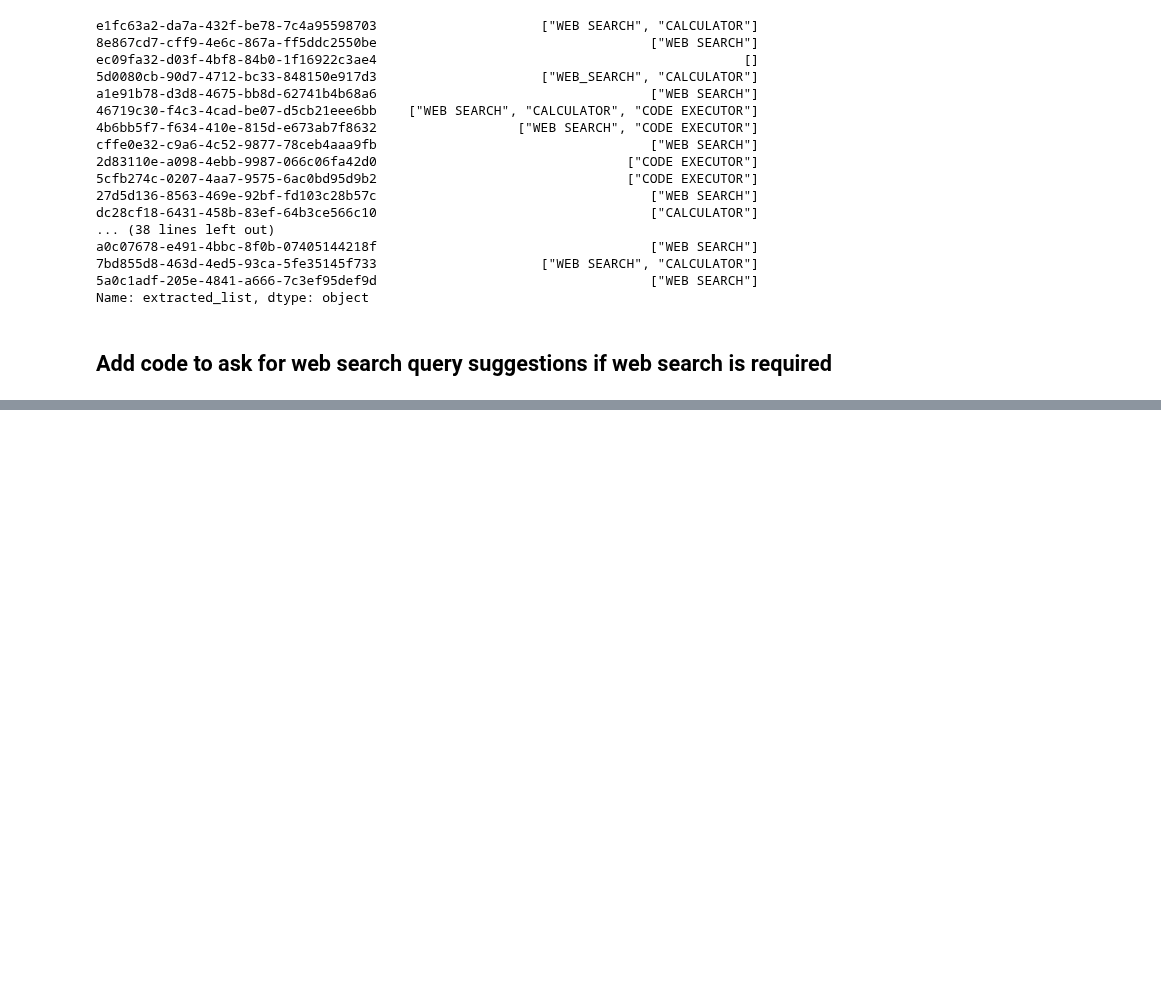
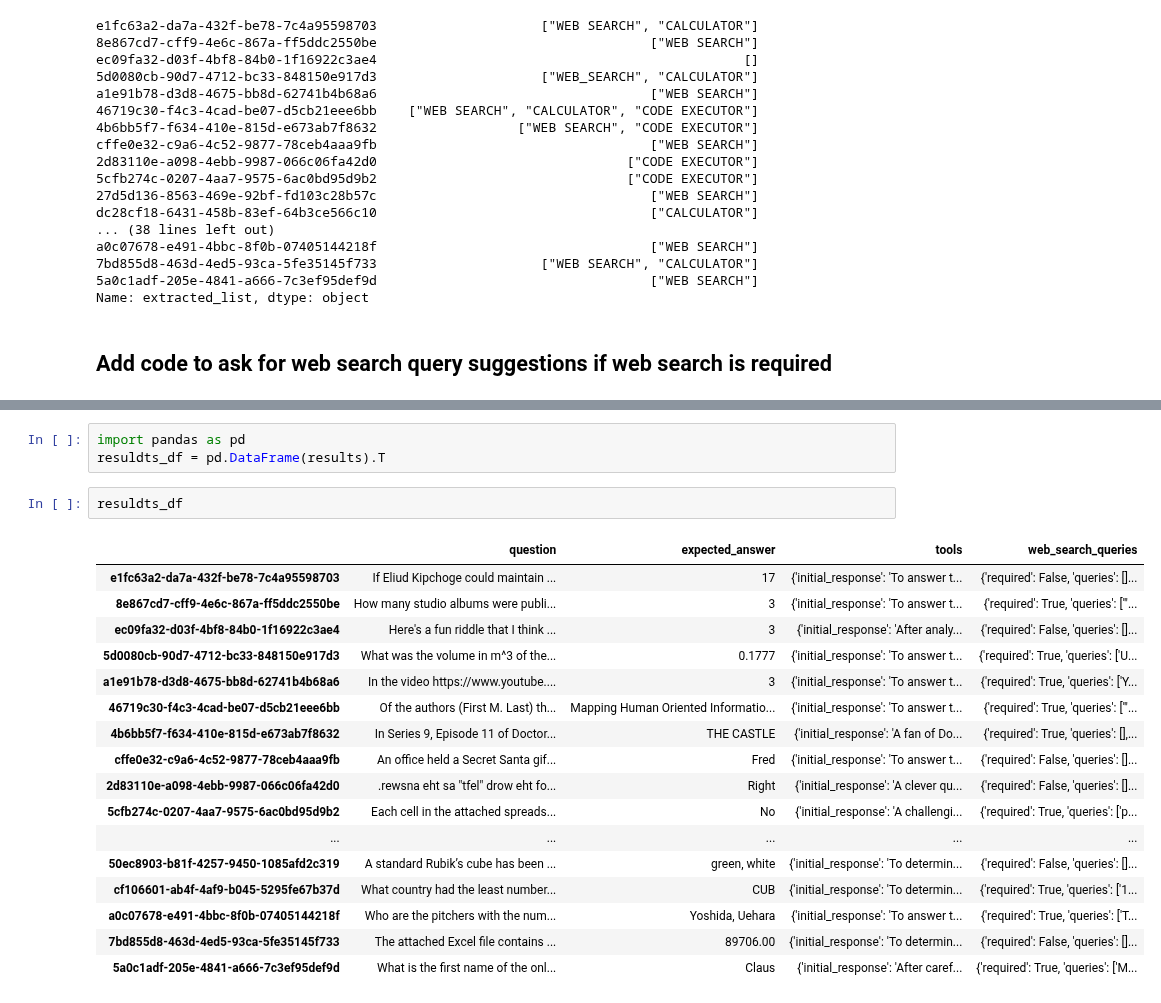
Before and after one commit to rohilrao/GaiaBenchmarkHF, a Jupyter notebook: test_level1.ipynb, the cells around one changed output, grey strips where cells are left out. Saved outputs shown, nothing was run; the diff lists cells and outputs as text; blank space fills up the shorter version.

```diff
--- a/test_level1.ipynb
+++ b/test_level1.ipynb
@@ -769,0 +770,23 @@ provide the subset of S involved in any possible counter-examples that prove * i
+# %%
+import pandas as pd
+resuldts_df = pd.DataFrame(results).T
+# %%
+resuldts_df
+# %% [output]
+|  | question | expected_answer | tools | web_search_queries |
+| e1fc63a2-da7a-432f-be78-7c4a95598703 | If Eliud Kipchoge could maintain ... | 17 | {'initial_response': 'To answer t... | {'required': False, 'queries': []... |
+| 8e867cd7-cff9-4e6c-867a-ff5ddc2550be | How many studio albums were publi... | 3 | {'initial_response': 'To answer t... | {'required': True, 'queries': ['"... |
+| ec09fa32-d03f-4bf8-84b0-1f16922c3ae4 | Here's a fun riddle that I think ... | 3 | {'initial_response': 'After analy... | {'required': False, 'queries': []... |
+| 5d0080cb-90d7-4712-bc33-848150e917d3 | What was the volume in m^3 of the... | 0.1777 | {'initial_response': 'To answer t... | {'required': True, 'queries': ['U... |
+| a1e91b78-d3d8-4675-bb8d-62741b4b68a6 | In the video https://www.youtube.... | 3 | {'initial_response': 'To answer t... | {'required': True, 'queries': ['Y... |
+| 46719c30-f4c3-4cad-be07-d5cb21eee6bb | Of the authors (First M. Last) th... | Mapping Human Oriented Informatio... | {'initial_response': 'To answer t... | {'required': True, 'queries': ['"... |
+| 4b6bb5f7-f634-410e-815d-e673ab7f8632 | In Series 9, Episode 11 of Doctor... | THE CASTLE | {'initial_response': 'A fan of Do... | {'required': True, 'queries': [],... |
+| cffe0e32-c9a6-4c52-9877-78ceb4aaa9fb | An office held a Secret Santa gif... | Fred | {'initial_response': 'To answer t... | {'required': False, 'queries': []... |
+| 2d83110e-a098-4ebb-9987-066c06fa42d0 | .rewsna eht sa "tfel" drow eht fo... | Right | {'initial_response': 'A clever qu... | {'required': False, 'queries': []... |
+| 5cfb274c-0207-4aa7-9575-6ac0bd95d9b2 | Each cell in the attached spreads... | No | {'initial_response': 'A challengi... | {'required': True, 'queries': ['p... |
+| ... | ... | ... | ... | ... |
+| 50ec8903-b81f-4257-9450-1085afd2c319 | A standard Rubik’s cube has been ... | green, white | {'initial_response': 'To determin... | {'required': False, 'queries': []... |
+| cf106601-ab4f-4af9-b045-5295fe67b37d | What country had the least number... | CUB | {'initial_response': 'To determin... | {'required': True, 'queries': ['1... |
+| a0c07678-e491-4bbc-8f0b-07405144218f | Who are the pitchers with the num... | Yoshida, Uehara | {'initial_response': 'To answer t... | {'required': True, 'queries': ['T... |
+| 7bd855d8-463d-4ed5-93ca-5fe35145f733 | The attached Excel file contains ... | 89706.00 | {'initial_response': 'To determin... | {'required': False, 'queries': []... |
+| 5a0c1adf-205e-4841-a666-7c3ef95def9d | What is the first name of the onl... | Claus | {'initial_response': 'After caref... | {'required': True, 'queries': ['M... |
```
Also changed, not shown: parts of 1 cell of this notebook.
